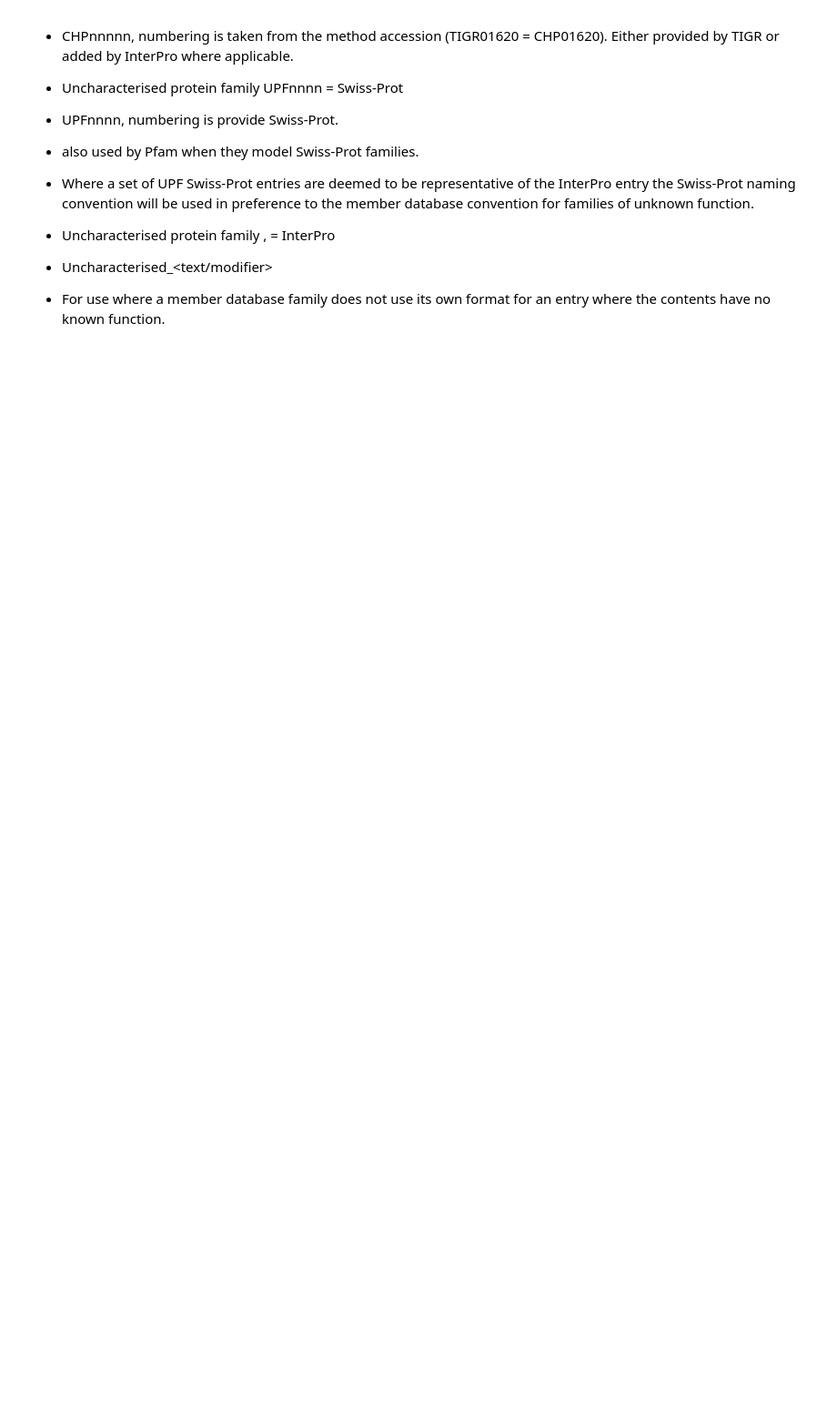
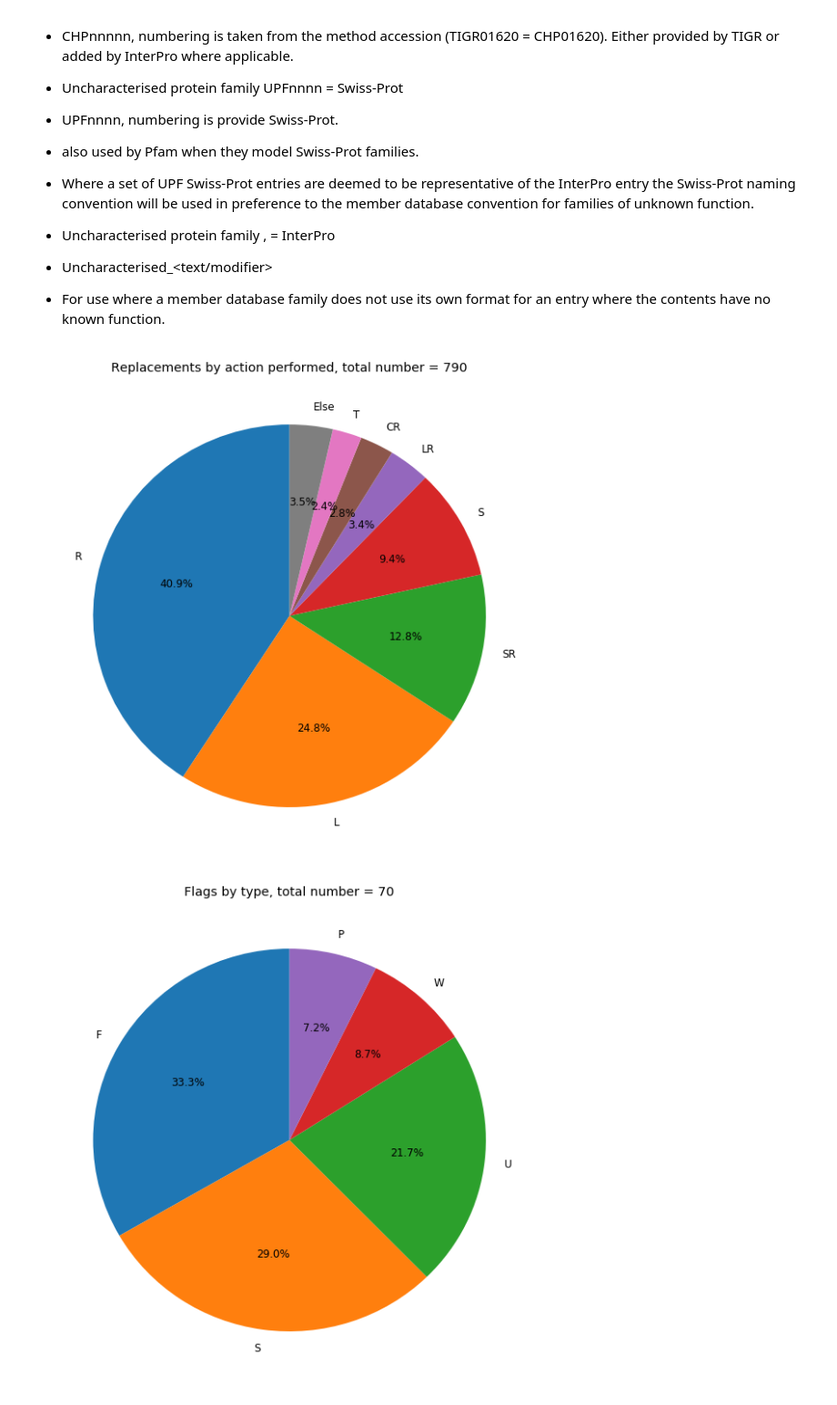
Before and after one commit to CATH-summer-2018/SFAM-renaming, a Jupyter notebook: main.ipynb, the cells around one changed output. Shown at 91% size. Saved outputs shown, nothing was run; the diff lists cells and outputs as text; code cells hidden in the pictures; blank space fills up the shorter version.

Commit message:
added total number to the plots, slightly modified the main notebook

```diff
--- a/main.ipynb
+++ b/main.ipynb
@@ -162,6 +162,21 @@ df = df.dropna()
 df['COMMENT'] = np.nan
 D = DataFrame_parser(df)
 # %%
-implement_replacements(df).dropna().to_csv('./results/renamed_superfamilies.tsv', sep='\t')
-D.implement_duplicates().to_csv('./results/duplicates.tsv', sep='\t')
-D.compile_flags().dropna().to_csv('./results/flagged.tsv', sep='\t')
+replacements = implement_replacements(df)
+duplicates = D.implement_duplicates()
+flags = D.compile_flags()
+
+replacements.dropna().to_csv('./results/renamed_superfamilies.tsv', sep='\t')
+duplicates.to_csv('./results/duplicates.tsv', sep='\t')
+flags.dropna().to_csv('./results/flagged.tsv', sep='\t')
+
+
+plot_pie(replacements,
+         savedname='./plots/replacement.png',
+         title='Replacements by action performed, total number = '+str(len(replacements.dropna())))
+plot_pie(flags,
+        savedname='./plots/flags.png',
+        title='Flags by type, total number = '+str(len(flags.dropna())))
+# %% [output]
+[figure, added]
+[figure, added]
```
Also changed, not shown: parts of 2 cells of this notebook, 3 other files.
